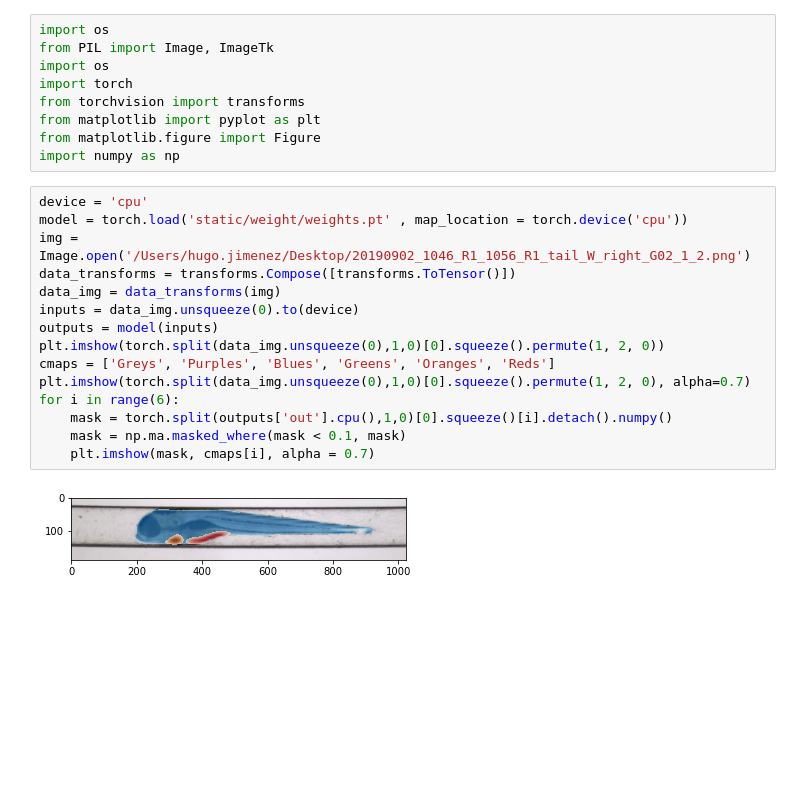
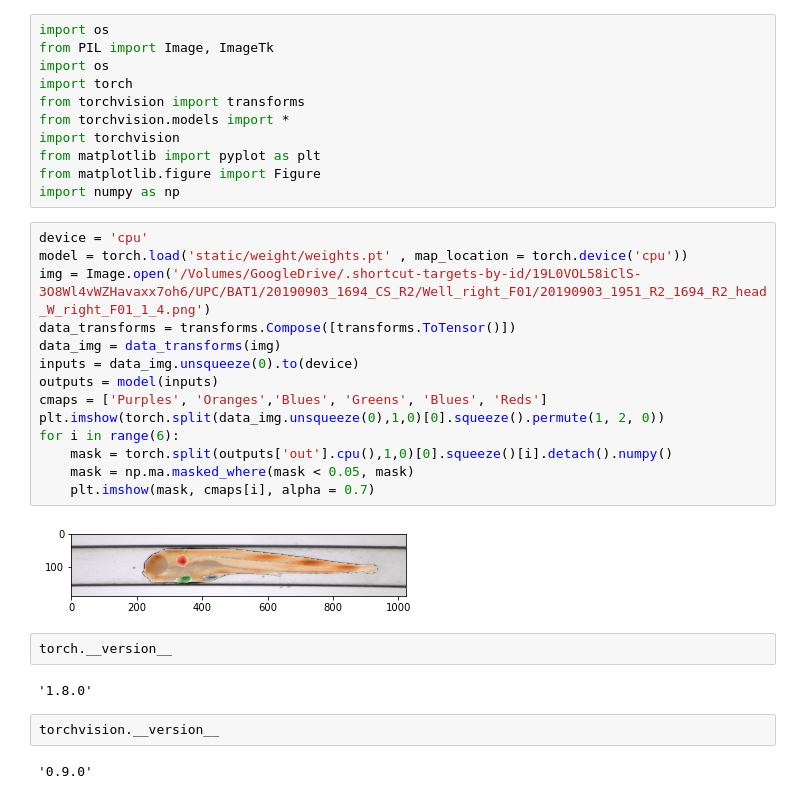
Before and after one commit to hugojm/zeclinics_app, a Jupyter notebook: Untitled.ipynb, the cells around one changed output. Cells and saved outputs as stored; diff of their text form; blank space fills up the shorter version.

```diff
--- a/Untitled.ipynb
+++ b/Untitled.ipynb
@@ -4,23 +4,32 @@ from PIL import Image, ImageTk
 import os
 import torch
 from torchvision import transforms
+from torchvision.models import *
+import torchvision
 from matplotlib import pyplot as plt
 from matplotlib.figure import Figure
 import numpy as np
 # %%
 device = 'cpu'
 model = torch.load('static/weight/weights.pt' , map_location = torch.device('cpu'))
-img = Image.open('/Users/hugo.jimenez/Desktop/20190902_1046_R1_1056_R1_tail_W_right_G02_1_2.png')
+img = Image.open('/Volumes/GoogleDrive/.shortcut-targets-by-id/19L0VOL58iClS-3O8Wl4vWZHavaxx7oh6/UPC/BAT1/20190903_1694_CS_R2/Well_right_F01/20190903_1951_R2_1694_R2_head_W_right_F01_1_4.png')
 data_transforms = transforms.Compose([transforms.ToTensor()])
 data_img = data_transforms(img)
 inputs = data_img.unsqueeze(0).to(device)
 outputs = model(inputs)
+cmaps = ['Purples', 'Oranges','Blues', 'Greens', 'Blues', 'Reds']
 plt.imshow(torch.split(data_img.unsqueeze(0),1,0)[0].squeeze().permute(1, 2, 0))
-cmaps = ['Greys', 'Purples', 'Blues', 'Greens', 'Oranges', 'Reds']
-plt.imshow(torch.split(data_img.unsqueeze(0),1,0)[0].squeeze().permute(1, 2, 0), alpha=0.7)
 for i in range(6):
     mask = torch.split(outputs['out'].cpu(),1,0)[0].squeeze()[i].detach().numpy()
-    mask = np.ma.masked_where(mask < 0.1, mask)
+    mask = np.ma.masked_where(mask < 0.05, mask)
     plt.imshow(mask, cmaps[i], alpha = 0.7)
 # %% [output]
-[figure, old version]
+[figure, new version]
+# %%
+torch.__version__
+# %% [output]
+'1.8.0'
+# %%
+torchvision.__version__
+# %% [output]
+'0.9.0'
```
Also changed, not shown: parts of 1 cell of this notebook, 18 other files.
